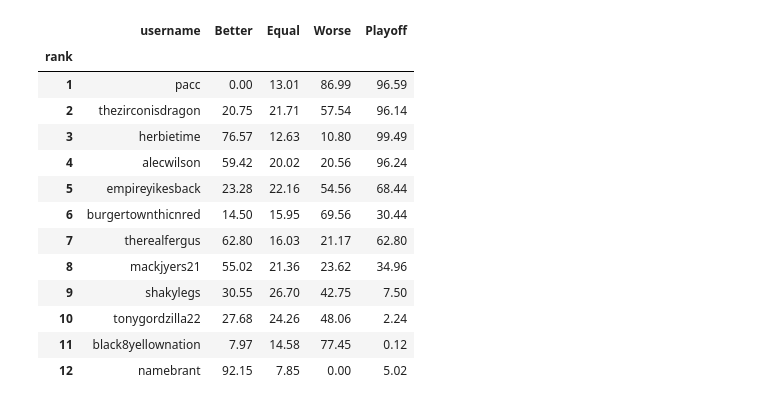
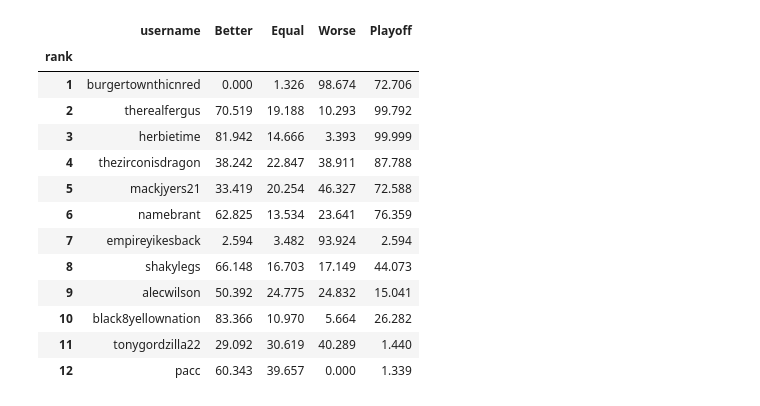
Before and after one commit to mfjacobsen/Fantasy-Football, a Jupyter notebook: src/2022SimulatedSchedules.ipynb, the cells around one changed output. Saved outputs shown, nothing was run; the diff lists cells and outputs as text; code cells hidden in the pictures.

Commit message:
2022 Simulated Schedules Site

```diff
--- a/src/2022SimulatedSchedules.ipynb
+++ b/src/2022SimulatedSchedules.ipynb
@@ -12,7 +12,7 @@ import sleepy
 from multiprocessing_functions import simulate_schedules, get_ranking
 # %%
 USERNAME = 'TheRealFergus'
-YEAR = 2023
+YEAR = 2022
 # %%
 # Gets league and owner data
 user_id = sleepy.get_user_data(USERNAME)["user_id"]
@@ -120,8 +120,8 @@ for key_week in tqdm(all_weeks, total = len(all_weeks)):
         )
 # %%
 # Sets the number of simulations
-num_sims_per_process = 100000  # Number of simulations per process
-num_processes = 100  # Number of processes
+num_sims_per_process = 10000  # Number of simulations per process
+num_processes = 1000  # Number of processes
 total_sims = num_sims_per_process * num_processes
 # %%
 # Creates the shared data stuctures to hold results from different processors
@@ -130,7 +130,6 @@ total_records = manager.dict()
 ranking_counts = manager.dict()
 for username in owners["username"]:
     total_records[username] = manager.list(np.zeros(12, dtype=int))
-
 # Simulates schedules using multiple processors
 if __name__ == "__main__":
 
@@ -173,7 +172,8 @@ playoffs_df = (pd.DataFrame(dict(ranking_counts), index = ["Count"])
                                 'level_9': 10, 'level_10': 11, 'level_11': 12})
                .sort_values(by = 'Count', ascending = False))
 
-path_to_data = r'../2023SimulatedSchedules/data/'
+path_to_data = f'../{YEAR}SimulatedSchedules/data/'
+
 records_df.to_csv(path_to_data + f'{YEAR}_{total_sims}_simulated_records.csv',
                    index_label = 'username')
 
@@ -267,46 +267,46 @@ def get_prob(username, rank, type = "equal"):
         the simulated records dataframe.
     """
     user_ix = records_df_prop.index.get_loc(username)
     if type == "equal":
         return records_df_prop.iloc[user_ix, rank-1]
     elif type == "worse":
         return records_df_prop.iloc[user_ix, rank:].sum()
     elif type == "better":
         return records_df_prop.iloc[user_ix, :rank-1].sum()
     elif type == "playoff":
         return records_df_prop.iloc[user_ix, :6].sum()
 
 # Gets the probability dictionaries of worse/equal/better for each user
 probs_worse = {username: get_prob(username, rank, type = "worse") for (username, rank) in season_ranks.items()}
 probs_better = {username: get_prob(username, rank, type = "better") for (username, rank) in season_ranks.items()}
 probs_equal = {username: get_prob(username, rank, type = "equal") for (username, rank) in season_ranks.items()}
 probs_playoff = {username: get_prob(username, rank, type = "playoff") for (username, rank) in season_ranks.items()}
 
 # Stores the probabilites of each user's ranking for the season
 season_probs = (pd.DataFrame(season_ranks)
                 .assign(Better = pd.Series(probs_better))
                 .assign(Equal = pd.Series(probs_equal))
                 .assign(Worse = pd.Series(probs_worse))
                 .assign(Playoff = pd.Series(probs_playoff))
                 .reset_index(names="username")
                 .set_index("rank")
-                .round(2))
+                .round(3))
 season_probs
 # %% [output]
 |  | username | Better | Equal | Worse | Playoff |
 | rank |  |  |  |  |  |
-| 1 | pacc | 0.00 | 13.01 | 86.99 | 96.59 |
-| 2 | thezirconisdragon | 20.75 | 21.71 | 57.54 | 96.14 |
-| 3 | herbietime | 76.57 | 12.63 | 10.80 | 99.49 |
-| 4 | alecwilson | 59.42 | 20.02 | 20.56 | 96.24 |
-| 5 | empireyikesback | 23.28 | 22.16 | 54.56 | 68.44 |
-| 6 | burgertownthicnred | 14.50 | 15.95 | 69.56 | 30.44 |
-| 7 | therealfergus | 62.80 | 16.03 | 21.17 | 62.80 |
-| 8 | mackjyers21 | 55.02 | 21.36 | 23.62 | 34.96 |
-| 9 | shakylegs | 30.55 | 26.70 | 42.75 | 7.50 |
-| 10 | tonygordzilla22 | 27.68 | 24.26 | 48.06 | 2.24 |
-| 11 | black8yellownation | 7.97 | 14.58 | 77.45 | 0.12 |
-| 12 | namebrant | 92.15 | 7.85 | 0.00 | 5.02 |
+| 1 | burgertownthicnred | 0.000 | 1.326 | 98.674 | 72.706 |
+| 2 | therealfergus | 70.519 | 19.188 | 10.293 | 99.792 |
+| 3 | herbietime | 81.942 | 14.666 | 3.393 | 99.999 |
+| 4 | thezirconisdragon | 38.242 | 22.847 | 38.911 | 87.788 |
+| 5 | mackjyers21 | 33.419 | 20.254 | 46.327 | 72.588 |
+| 6 | namebrant | 62.825 | 13.534 | 23.641 | 76.359 |
+| 7 | empireyikesback | 2.594 | 3.482 | 93.924 | 2.594 |
+| 8 | shakylegs | 66.148 | 16.703 | 17.149 | 44.073 |
+| 9 | alecwilson | 50.392 | 24.775 | 24.832 | 15.041 |
+| 10 | black8yellownation | 83.366 | 10.970 | 5.664 | 26.282 |
+| 11 | tonygordzilla22 | 29.092 | 30.619 | 40.289 | 1.440 |
+| 12 | pacc | 60.343 | 39.657 | 0.000 | 1.339 |
 # %%
 # Plots the season probabilities as a stacked bar chart
 season_probs_melt = pd.melt(season_probs, id_vars=['username', "Playoff"], var_name=' ', value_name='Chance %')
```
Also changed, not shown: parts of 19 cells of this notebook, 5 other files.
